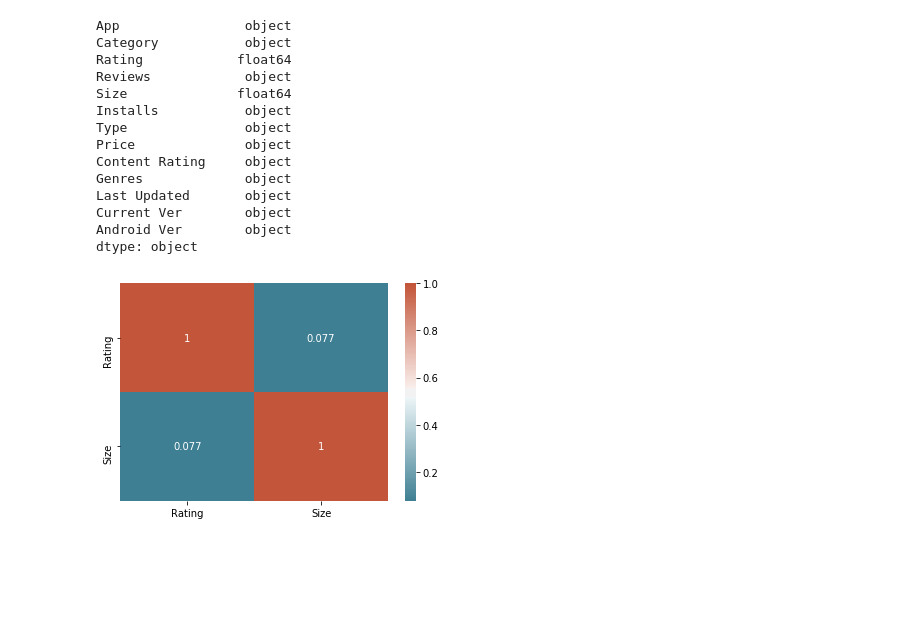
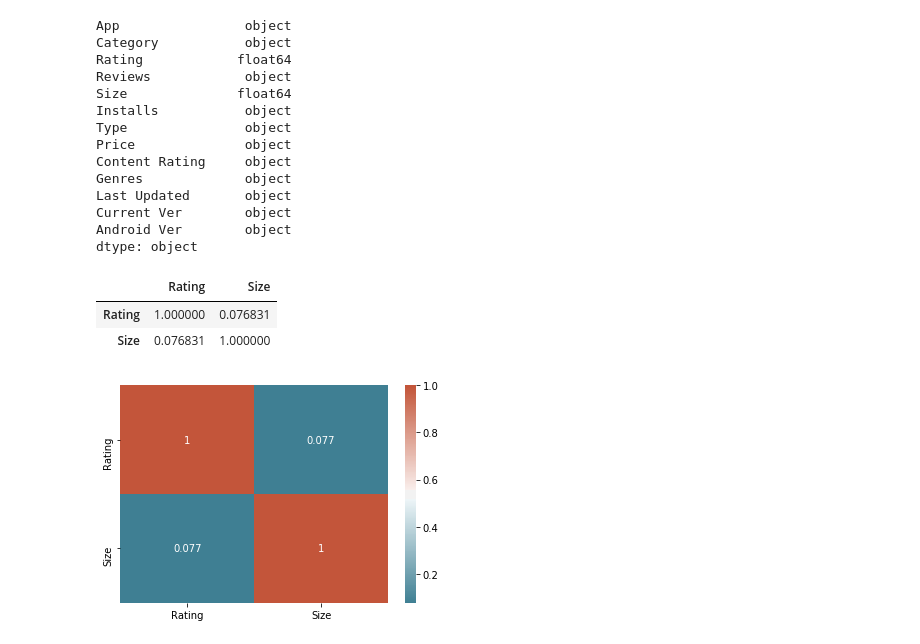
Before and after one commit to hector-moreno/datamad0119, a Jupyter notebook: module-1/pipelines-project/your-code/data/pipeline_steps.ipynb, the cells around one changed output. Drawn from its saved outputs; the diff is of its cells as text; code cells hidden in the pictures; blank space fills up the shorter version.

```diff
--- a/module-1/pipelines-project/your-code/data/pipeline_steps.ipynb
+++ b/module-1/pipelines-project/your-code/data/pipeline_steps.ipynb
@@ -88,4 +81,12 @@ Last Updated       object
 Current Ver        object
 Android Ver        object
 dtype: object
+# %%
+#Calculamos la correlación entre las columnas 'Rating' y 'Size'
+corrmat = dfApp.corr()
+corrmat
+# %% [output]
+|  | Rating | Size |
+| Rating | 1.000000 | 0.076831 |
+| Size | 0.076831 | 1.000000 |
 # %%
```
Also changed, not shown: parts of 5 cells of this notebook, 1 other file.
